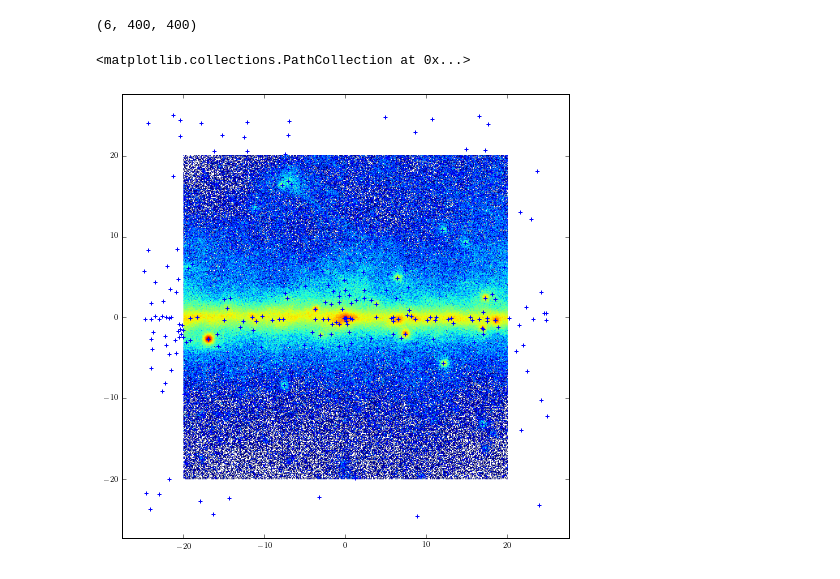
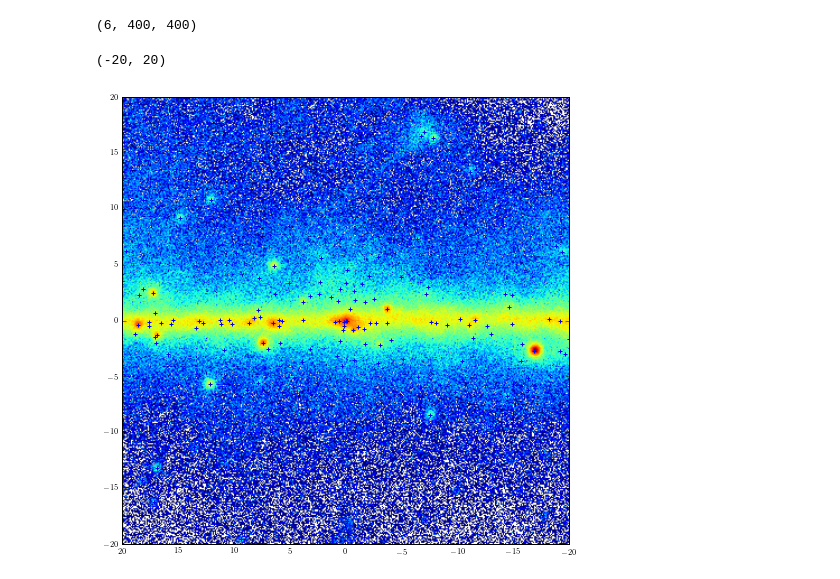
Before and after one commit to erccarls/PSC_GCE, a Jupyter notebook: notebooks/Finding Point Source Locations.ipynb, the cells around one changed output. Cells and saved outputs as stored; diff of their text form; code cells hidden in the pictures.

```diff
--- a/notebooks/Finding Point Source Locations.ipynb
+++ b/notebooks/Finding Point Source Locations.ipynb
@@ -62,9 +62,10 @@ counts.shape
 # %%
 plt.figure(figsize=(8,8))
 #print counts
 plt.imshow(np.log10(counts[0]), origin='lower', extent=[-20,20,-20,20])
 plt.scatter(lons[idx], lats[idx], marker='+')
-plt.xlim
+plt.xlim(20,-20)
+plt.ylim(-20,20)
 # %% [output]
-<matplotlib.collections.PathCollection at 0x...>
+(-20, 20)
-[figure, old version]
+[figure, new version]
```
